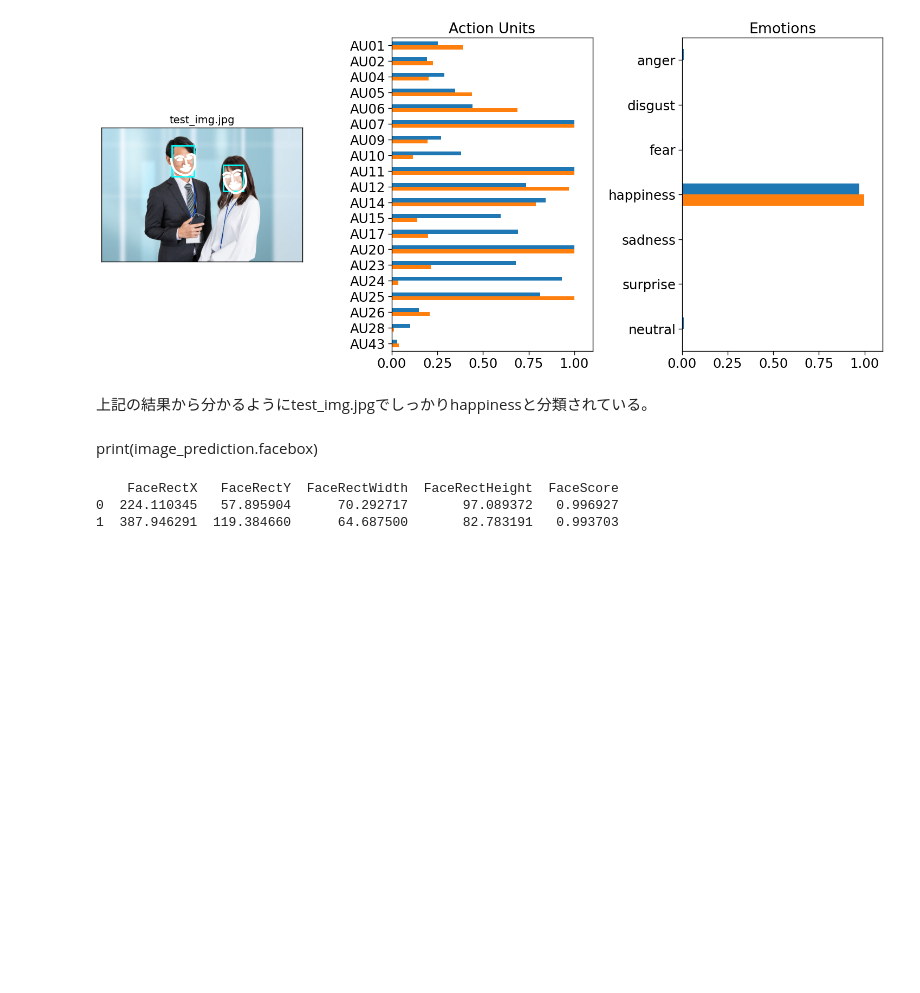
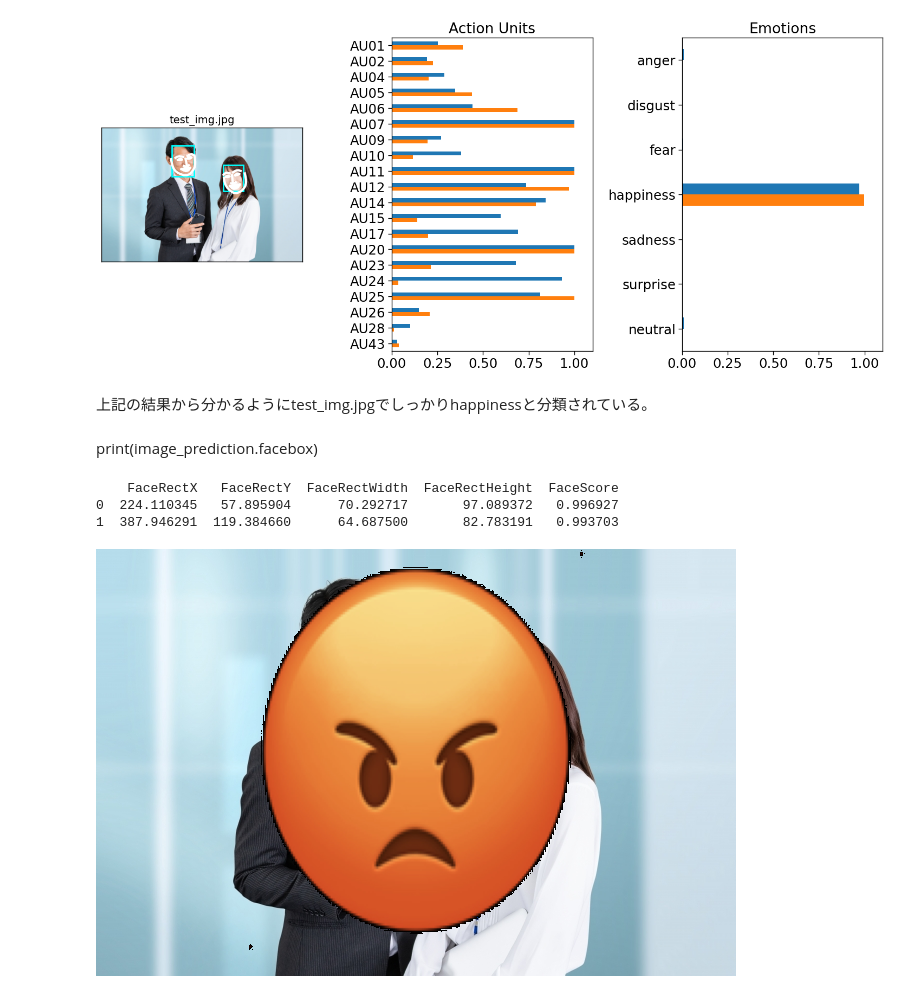
Before and after one commit to dam-crtl/face_detection, a Jupyter notebook: facial_expression_detection.ipynb, the cells around one changed output. Saved outputs shown, nothing was run; the diff lists cells and outputs as text; code cells hidden in the pictures; blank space fills up the shorter version.

```diff
--- a/facial_expression_detection.ipynb
+++ b/facial_expression_detection.ipynb
@@ -101,30 +101,33 @@ def overlay_images(background_path, overlay_path, output_path):
     overlay = Image.open(overlay_path)
 
     # 重ねる画像のサイズを背景画像に合わせる
     overlay = overlay.resize(background.size, Image.LANCZOS)
 
     # 重ねる画像の背景を透明にする
     overlay = overlay.convert("RGBA")
     data = overlay.getdata()
     new_data = []
     for item in data:
         # 黒いピクセルを透明にする（閾値以下のもの）
         if item[:3] == (0, 0, 0):
             new_data.append((0, 0, 0, 0))
         else:
             new_data.append(item)
     overlay.putdata(new_data)
 
     # 画像を合成
     result = Image.alpha_composite(background.convert("RGBA"), overlay)
+    result = result.convert("RGB")
 
     # 結果を保存
     #result.save(output_path, "PNG")
     result.show()
 
 if __name__ == "__main__":
     background_image_path = 'dataset/test_img.jpg'  # 背景画像のパス
     overlay_image_path = 'emojis/anger.jpeg'  # 重ねる画像のパス
     output_image_path = "output.png"  # 出力画像のパス
 
     overlay_images(background_image_path, overlay_image_path, output_image_path)
+# %% [output]
+[figure, added]
```
Also changed, not shown: parts of 10 cells of this notebook, 1 other file.
